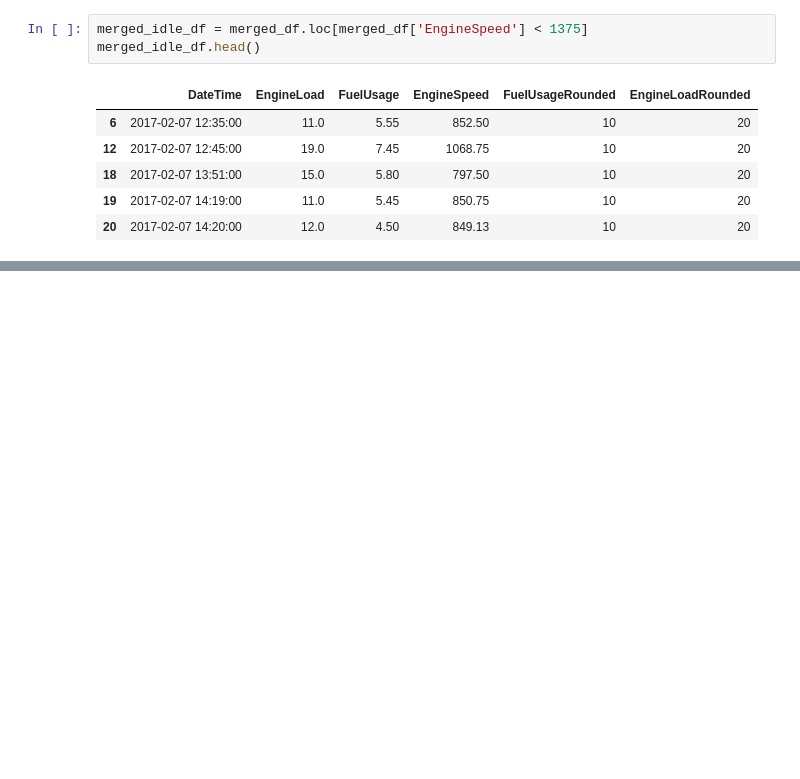
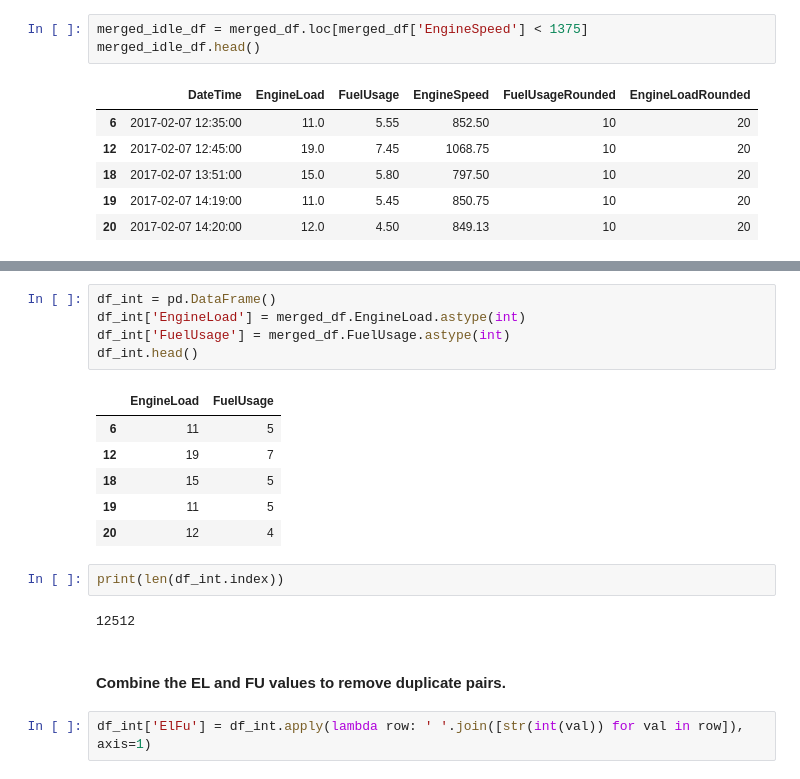
Before and after one commit to GauriShah/ConcertIoT, a Jupyter notebook: ElFuAnalysis.ipynb, the cells around one changed output, grey strips where cells are left out. Cells and saved outputs as stored; diff of their text form; blank space fills up the shorter version.

```diff
--- a/ElFuAnalysis.ipynb
+++ b/ElFuAnalysis.ipynb
@@ -343,0 +367,20 @@ plt.show()
+# %%
+df_int = pd.DataFrame()
+df_int['EngineLoad'] = merged_df.EngineLoad.astype(int)
+df_int['FuelUsage'] = merged_df.FuelUsage.astype(int)
+df_int.head()
+# %% [output]
+|  | EngineLoad | FuelUsage |
+| 6 | 11 | 5 |
+| 12 | 19 | 7 |
+| 18 | 15 | 5 |
+| 19 | 11 | 5 |
+| 20 | 12 | 4 |
+# %%
+print(len(df_int.index))
+# %% [output]
+12512
+# %% [markdown]
+#### Combine the EL and FU values to remove duplicate pairs.
+# %%
+df_int['ElFu'] = df_int.apply(lambda row: ' '.join([str(int(val)) for val in row]), axis=1)
```
Also changed, not shown: parts of 13 cells of this notebook.
